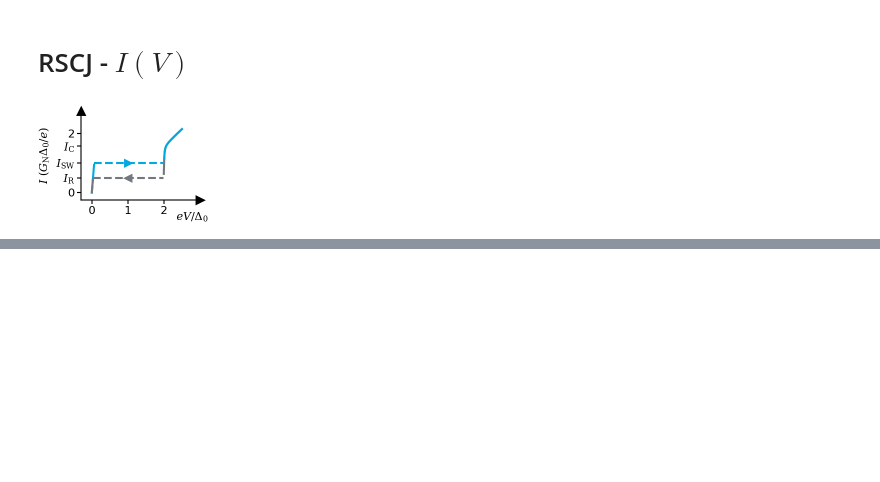
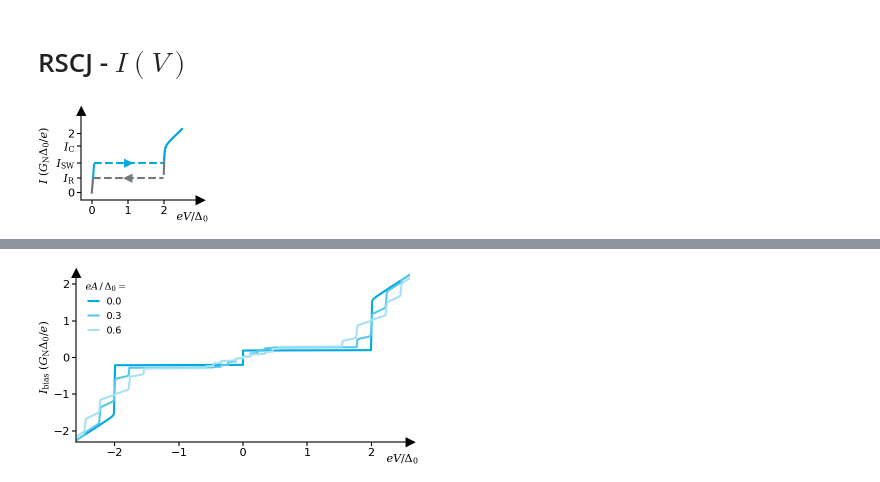
Before and after one commit to schmampf/dissertation, a Jupyter notebook: theory/macro/macro.ipynb, the cells around one changed output, grey strips where cells are left out. Saved outputs shown, nothing was run; the diff lists cells and outputs as text; code cells hidden in the pictures; blank space fills up the shorter version.

Commit message:
shapiro figures

```diff
--- a/theory/macro/macro.ipynb
+++ b/theory/macro/macro.ipynb
@@ -845,0 +709,44 @@ theory_layout(fig, ax, title, xlabel, ylabel, padding=(0.35, 0.15))
+# %%
+fig, ax = get_figure(figsize=(3.8, 2.0))
+
+colors = [get_color(), get_color(shade="65"), get_color(shade="35")]
+
+for i, a_mV in enumerate(A_mV):
+    ax.plot(
+        V_over[:, i],
+        I_bias,
+        "-",
+        color=colors[i],
+        ms=1,
+    )
+
+
+handles, labels = [], []
+for i, a_mV in enumerate(A_mV):
+    line_handle = Line2D([0], [0], color=colors[i], linestyle="-")
+    label = f"{A_mV[i]/Delta_meV:1.1f}"
+    handles.append(line_handle)
+    labels.append(label)
+ax.legend(
+    handles=handles,
+    labels=labels,
+    title="$eA\\,/\\,\\Delta_0 = $",
+    handlelength=1.0,
+    loc="upper left",
+    frameon=False,
+    fontsize=7,
+    title_fontsize=7,
+    ncols=1,
+    columnspacing=1.0,
+)
+
+ax.set_xlim(-2.6, 2.6)
+ax.set_ylim(-2.3, 2.3)
+
+xlabel = "$eV/\\Delta_0$"
+ylabel = "$I_\\mathrm{bias}\\ (G_\\mathrm{N}\\Delta_0/e)$"
+title = "shapiro-over"
+
+theory_layout(fig, ax, title, xlabel, ylabel)
+# %% [output]
+[figure, added]
```
Also changed, not shown: parts of 10 cells of this notebook, 17 other files.
